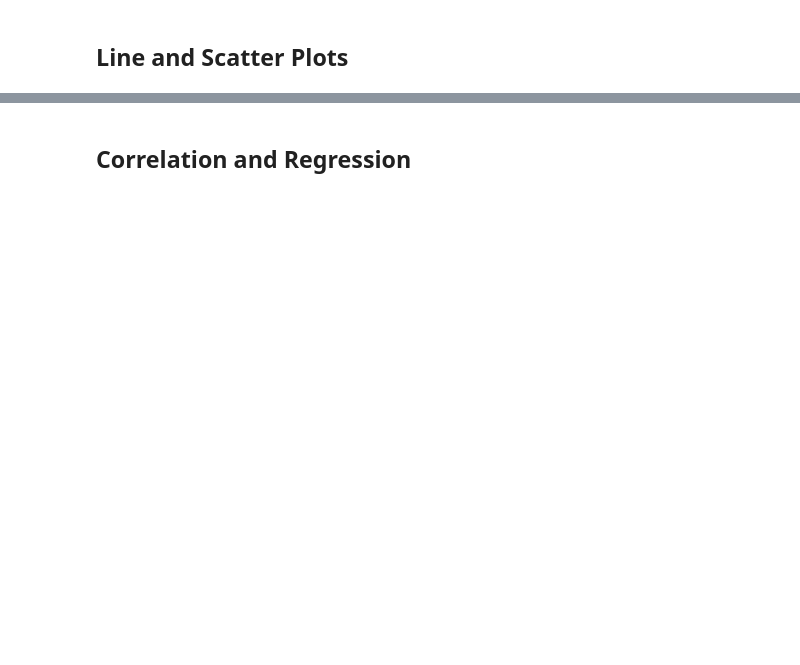
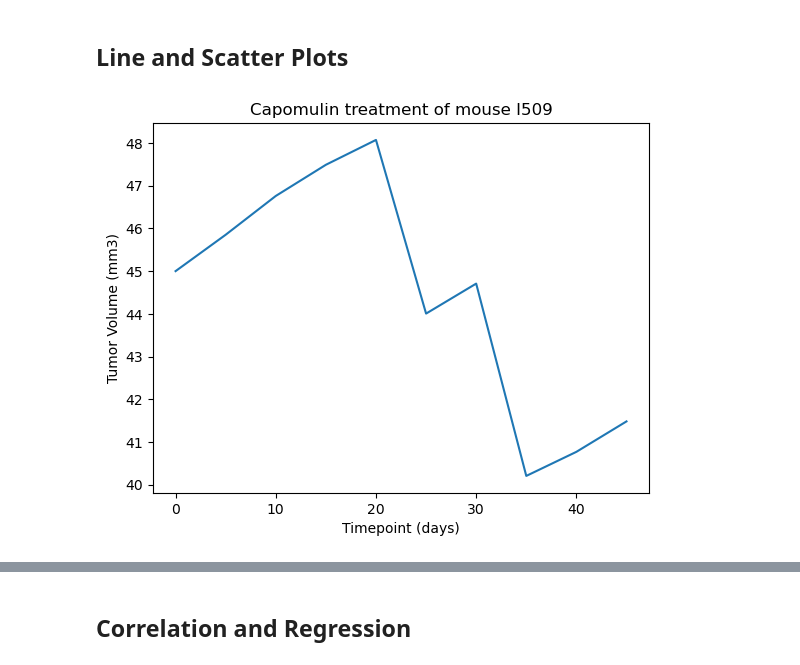
Before and after one commit to bryanpijohnson/python-pyplot, a Jupyter notebook: Pymaceuticals/pymaceuticals_starter.ipynb, the cells around one changed output, grey strips where cells are left out. Saved outputs shown, nothing was run; the diff lists cells and outputs as text; code cells hidden in the pictures; blank space fills up the shorter version.

Commit message:
almost done, still need box plot

```diff
--- a/Pymaceuticals/pymaceuticals_starter.ipynb
+++ b/Pymaceuticals/pymaceuticals_starter.ipynb
@@ -225,5 +227,22 @@ mouse_timepoint_max_merge.set_index("Mouse ID")
 ## Line and Scatter Plots
 # %%
 # Generate a line plot of tumor volume vs. time point for a single mouse treated with Capomulin
+capomulin_mouse_l509 = mouse_clean.loc[
+    (mouse_clean["Drug Regimen"] == "Capomulin") &
+    (mouse_clean["Mouse ID"] == "l509")
+    ,:
+]
+
+capomulin_mouse_l509.plot(kind = "line",
+                          x = "Timepoint",
+                          y = "Tumor Volume (mm3)",
+                          title = "Capomulin treatment of mouse I509",
+                          xlabel = "Timepoint (days)",
+                          ylabel = "Tumor Volume (mm3)",
+                          legend = False
+                         )
+plt.show()
+# %% [output]
+[figure, added]
 # %%
 # Generate a scatter plot of mouse weight vs. the average observed tumor volume for the entire Capomulin regimen
```
Also changed, not shown: parts of 7 cells of this notebook.
